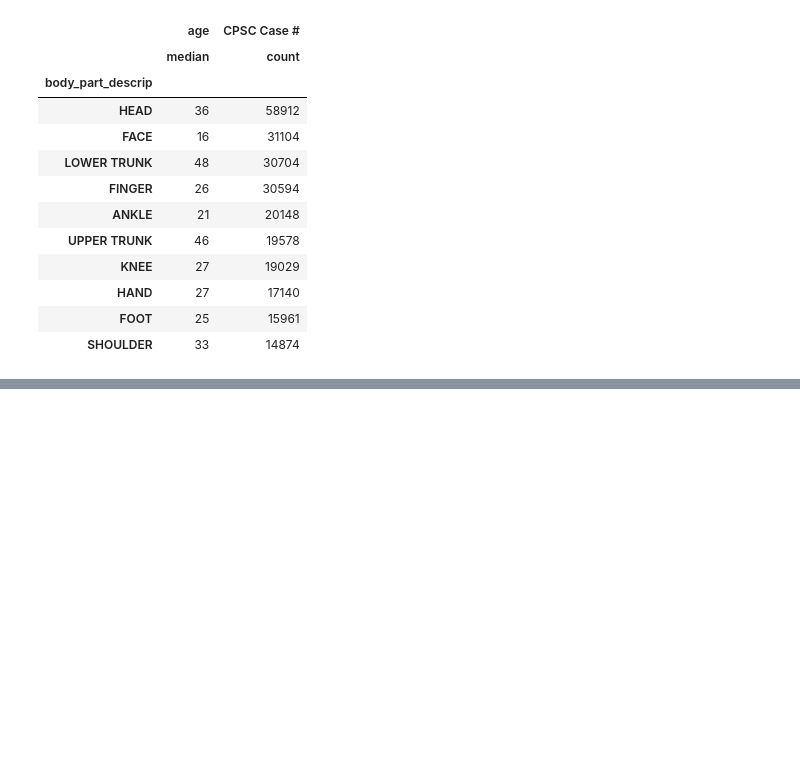
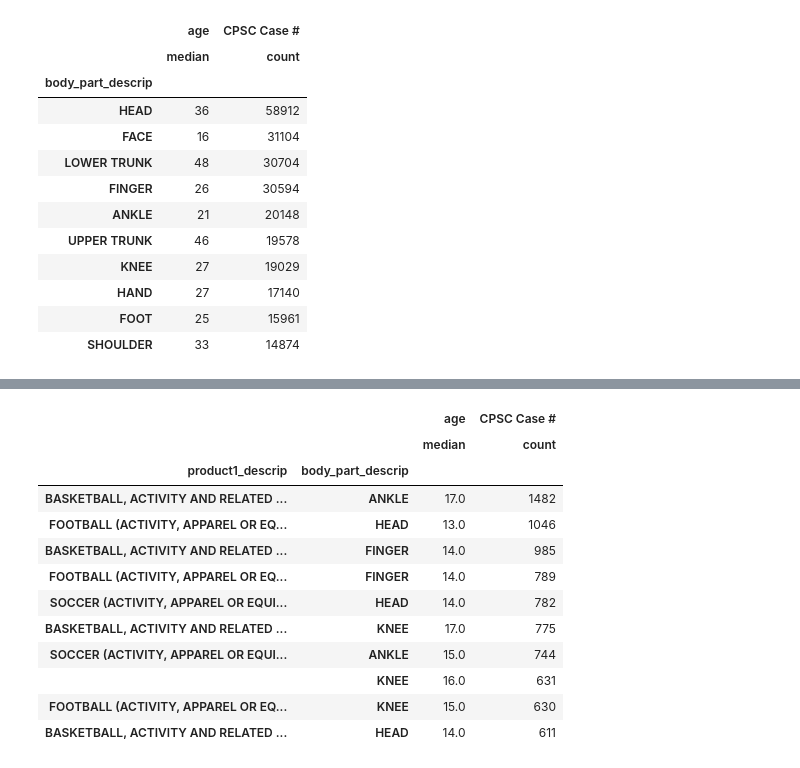
Before and after one commit to pzhou11/MIDS, a Jupyter notebook: Python_Project2/Peter.ipynb, the cells around one changed output, grey strips where cells are left out. Drawn from its saved outputs; the diff is of its cells as text; code cells hidden in the pictures; blank space fills up the shorter version.

```diff
--- a/Python_Project2/Peter.ipynb
+++ b/Python_Project2/Peter.ipynb
@@ -227,3 +227,23 @@ sports_table2
+# %%
+#Injuries by Sport by top body parts
+sports_locale = df1[df1['locale_descrip'].str.contains('SPORT')]
+sports_table = {'CPSC Case #':['count'], 'age':['median']}
+sports_table3 = sports_locale.groupby(['product1_descrip', 'body_part_descrip']).agg(sports_table).sort_values([('CPSC Case #', 'count')], ascending=False).head(10)
+sports_table3
+# %% [output]
+|  |  | age | CPSC Case # |
+|  |  | median | count |
+| product1_descrip | body_part_descrip |  |  |
+| BASKETBALL, ACTIVITY AND RELATED ... | ANKLE | 17.0 | 1482 |
+| FOOTBALL (ACTIVITY, APPAREL OR EQ... | HEAD | 13.0 | 1046 |
+| BASKETBALL, ACTIVITY AND RELATED ... | FINGER | 14.0 | 985 |
+| FOOTBALL (ACTIVITY, APPAREL OR EQ... | FINGER | 14.0 | 789 |
+| SOCCER (ACTIVITY, APPAREL OR EQUI... | HEAD | 14.0 | 782 |
+| BASKETBALL, ACTIVITY AND RELATED ... | KNEE | 17.0 | 775 |
+| SOCCER (ACTIVITY, APPAREL OR EQUI... | ANKLE | 15.0 | 744 |
+|  | KNEE | 16.0 | 631 |
+| FOOTBALL (ACTIVITY, APPAREL OR EQ... | KNEE | 15.0 | 630 |
+| BASKETBALL, ACTIVITY AND RELATED ... | HEAD | 14.0 | 611 |
 # %%
 #Animal Injuries
 
```
Also changed, not shown: parts of 3 cells of this notebook, 2 other files.
